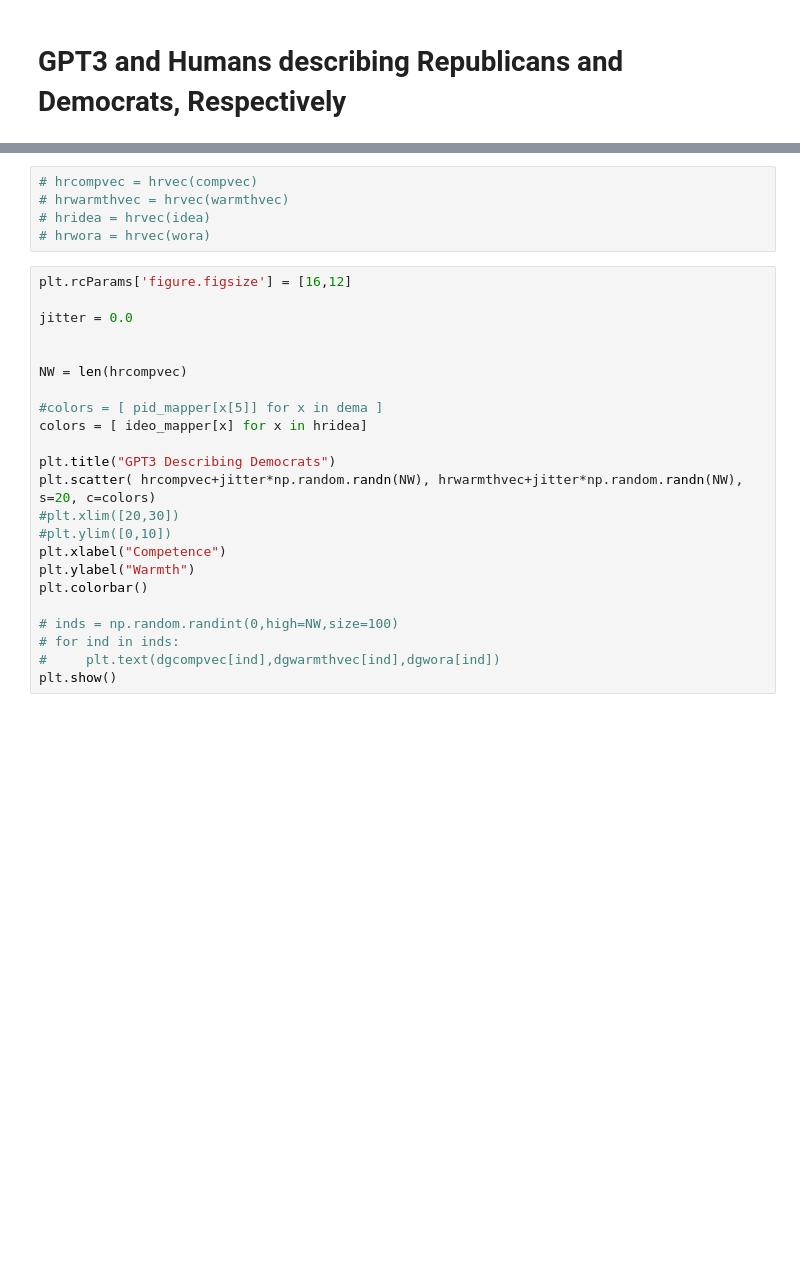
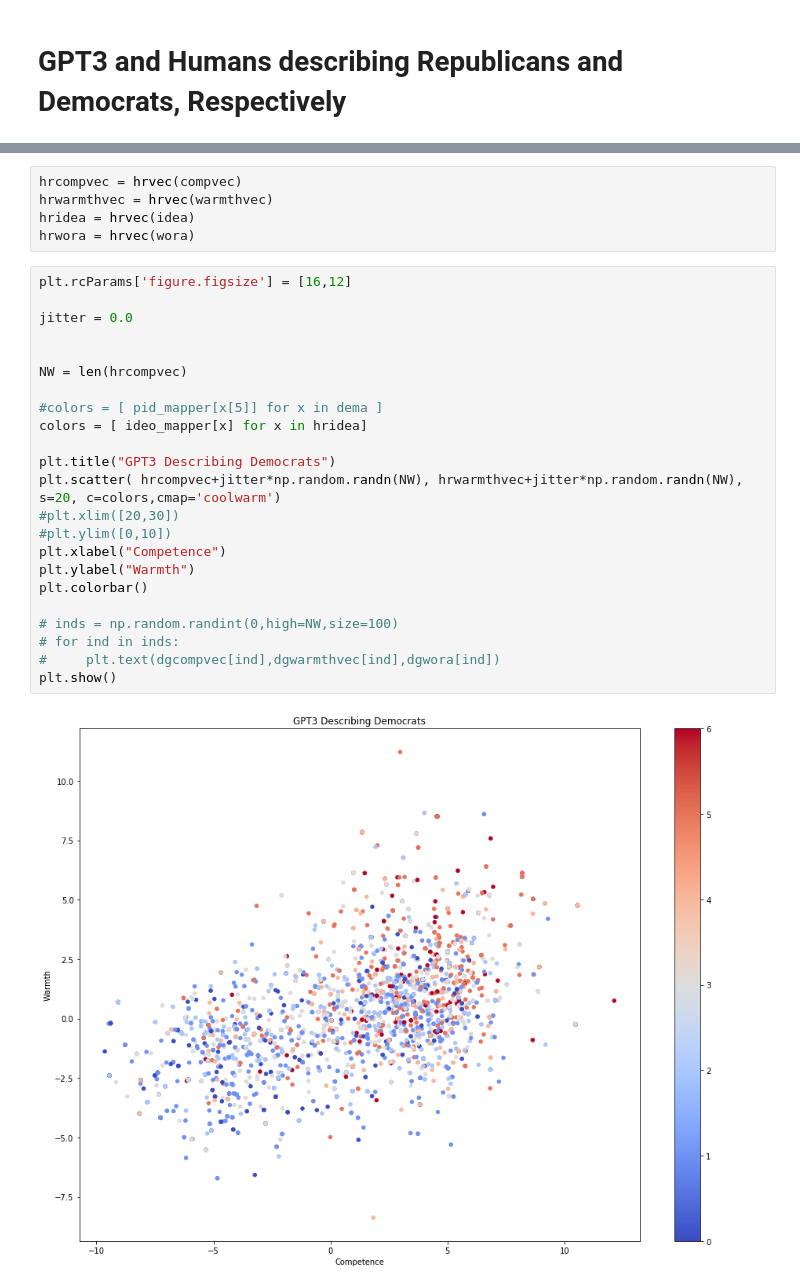
Before and after one commit to chrisrytting/persuasion, a Jupyter notebook: glove_embeddings.ipynb, the cells around one changed output, grey strips where cells are left out. Cells and saved outputs as stored; diff of their text form; blank space fills up the shorter version.

```diff
--- a/glove_embeddings.ipynb
+++ b/glove_embeddings.ipynb
@@ -799,29 +804,31 @@ plt.show()
 # %%
-# hrcompvec = hrvec(compvec)
-# hrwarmthvec = hrvec(warmthvec)
-# hridea = hrvec(idea)
-# hrwora = hrvec(wora)
+hrcompvec = hrvec(compvec)
+hrwarmthvec = hrvec(warmthvec)
+hridea = hrvec(idea)
+hrwora = hrvec(wora)
 # %%
 plt.rcParams['figure.figsize'] = [16,12]
 
 jitter = 0.0
 
 
 NW = len(hrcompvec)
 
 #colors = [ pid_mapper[x[5]] for x in dema ]
 colors = [ ideo_mapper[x] for x in hridea]
 
 plt.title("GPT3 Describing Democrats")
-plt.scatter( hrcompvec+jitter*np.random.randn(NW), hrwarmthvec+jitter*np.random.randn(NW), s=20, c=colors)
+plt.scatter( hrcompvec+jitter*np.random.randn(NW), hrwarmthvec+jitter*np.random.randn(NW), s=20, c=colors,cmap='coolwarm')
 #plt.xlim([20,30])
 #plt.ylim([0,10])
 plt.xlabel("Competence")
 plt.ylabel("Warmth")
 plt.colorbar()
 
 # inds = np.random.randint(0,high=NW,size=100)
 # for ind in inds:
 #     plt.text(dgcompvec[ind],dgwarmthvec[ind],dgwora[ind])
 plt.show()
+# %% [output]
+[figure, added]
 # %%
```
Also changed, not shown: parts of 19 cells of this notebook.
